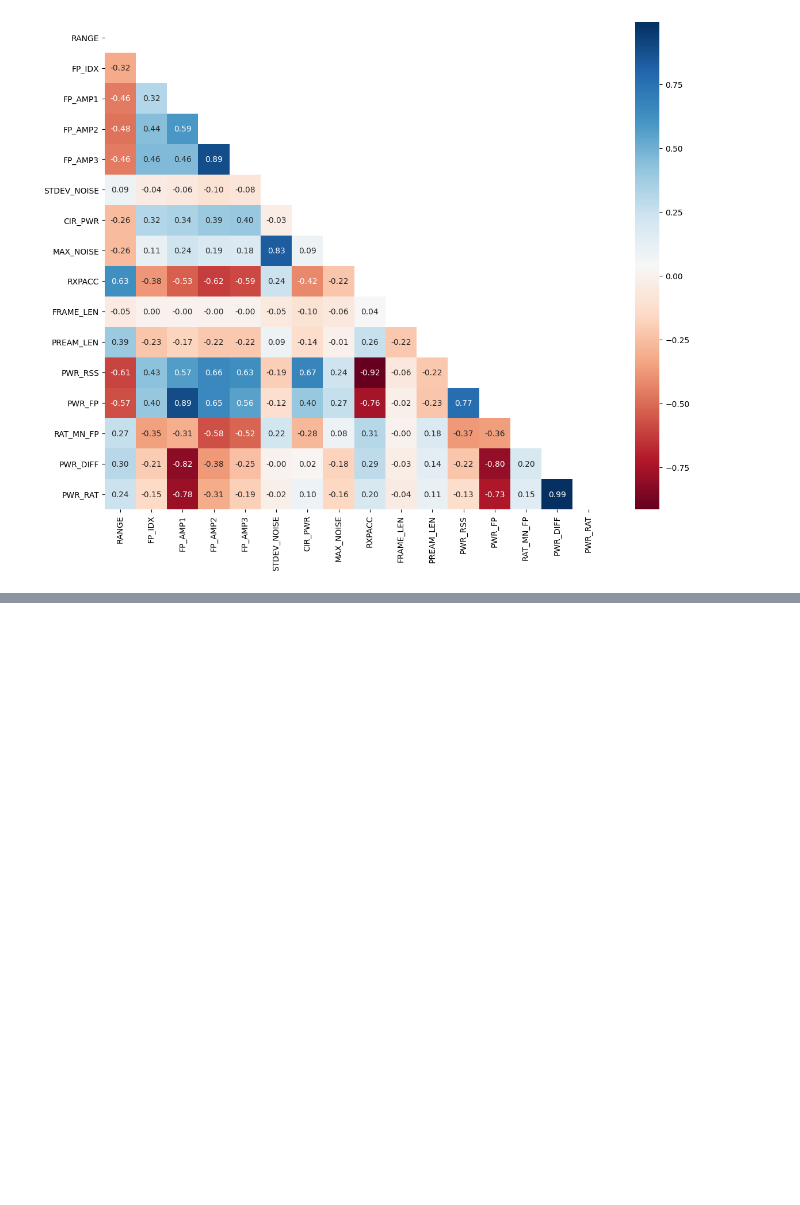
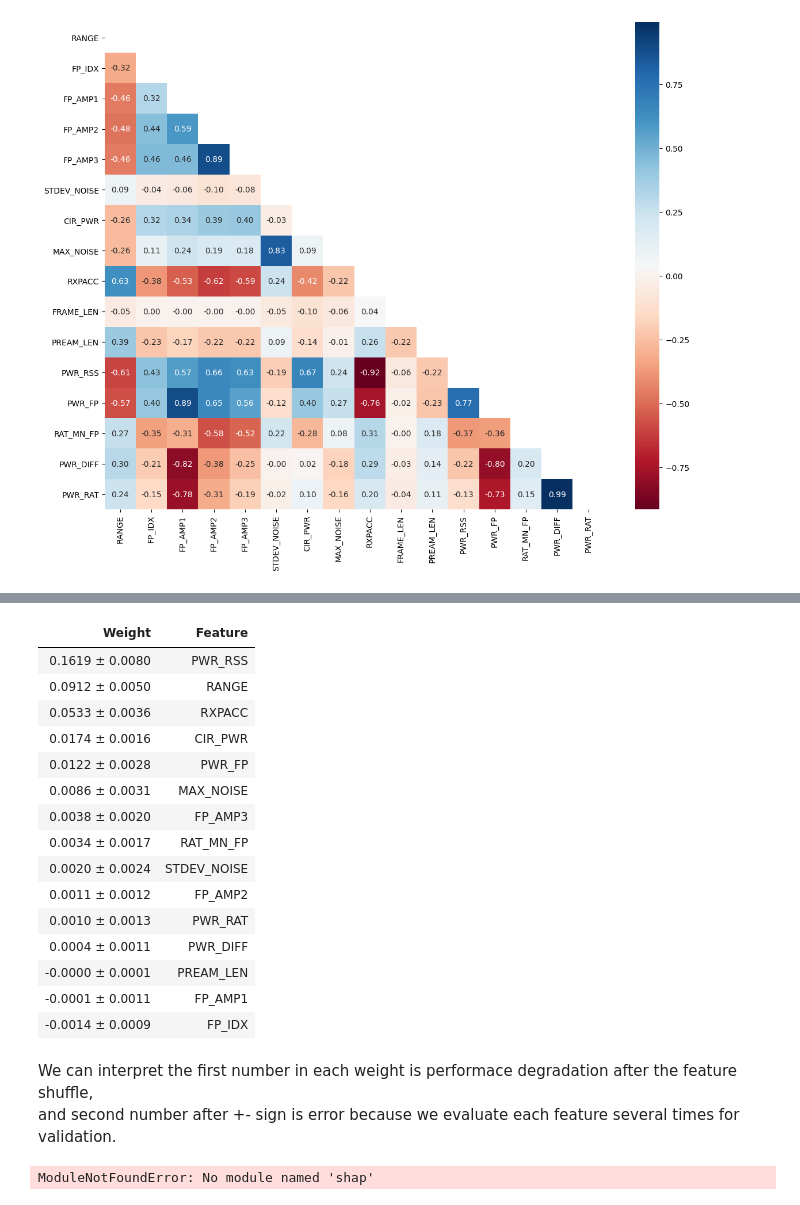
Before and after one commit to junyongeom/binary_classification_tutorial, a Jupyter notebook: classfication_tutorial.ipynb, the cells around one changed output, grey strips where cells are left out. Cells and saved outputs as stored; diff of their text form; code cells hidden in the pictures; blank space fills up the shorter version.

Commit message:
shap

```diff
--- a/classfication_tutorial.ipynb
+++ b/classfication_tutorial.ipynb
@@ -333,0 +476,2 @@ sns.heatmap(my_dataset.drop('NLOS', axis=1).corr(),
+# %%
+my_dataset.drop(['FRAME_LEN'], axis=1, inplace=True)
@@ -333,0 +487,50 @@ sns.heatmap(my_dataset.drop('NLOS', axis=1).corr(),
+# %%
+# !pip install eli5
+import eli5
+# first we need a pretrained model with considered features
+y = my_dataset['NLOS']
+X = my_dataset.drop(['NLOS'], axis=1)
+
+train_X, test_X, train_y, test_y = train_test_split(X, y, test_size=0.2, random_state=302)
+
+my_model = RandomForestClassifier(n_estimators=30, random_state=302)
+my_model.fit(train_X, train_y)
+
+# Then calculates permutation importance with the trained model and not observed data
+perm = eli5.sklearn.PermutationImportance(my_model, random_state=302).fit(test_X, test_y)
+eli5.show_weights(perm, feature_names=test_X.columns.to_list())
+# %% [output]
+| Weight | Feature |
+| 0.1619 ± 0.0080 | PWR_RSS |
+| 0.0912 ± 0.0050 | RANGE |
+| 0.0533 ± 0.0036 | RXPACC |
+| 0.0174 ± 0.0016 | CIR_PWR |
+| 0.0122 ± 0.0028 | PWR_FP |
+| 0.0086 ± 0.0031 | MAX_NOISE |
+| 0.0038 ± 0.0020 | FP_AMP3 |
+| 0.0034 ± 0.0017 | RAT_MN_FP |
+| 0.0020 ± 0.0024 | STDEV_NOISE |
+| 0.0011 ± 0.0012 | FP_AMP2 |
+| 0.0010 ± 0.0013 | PWR_RAT |
+| 0.0004 ± 0.0011 | PWR_DIFF |
+| -0.0000 ± 0.0001 | PREAM_LEN |
+| -0.0001 ± 0.0011 | FP_AMP1 |
+| -0.0014 ± 0.0009 | FP_IDX |
+# %% [markdown]
+We can interpret the first number in each weight is performace degradation after the feature shuffle,
+and second number after +- sign is error because we evaluate each feature several times for validation.
+# %%
+# !pip install shapely
+import shap  # package used to calculate Shap values
+
+# Create object that can calculate shap values
+explainer = shap.TreeExplainer(my_model)
+
+# calculate shap values. This is what we will plot.
+# Calculate shap_values for all of val_X rather than a single row, to have more data for plot.
+shap_values = explainer.shap_values(test_X)
+
+# Make plot. Index of [1] is explained in text below.
+shap.summary_plot(shap_values[1], test_X)
+# %% [output]
+ModuleNotFoundError: No module named 'shap'
```
Also changed, not shown: parts of 21 cells of this notebook.
